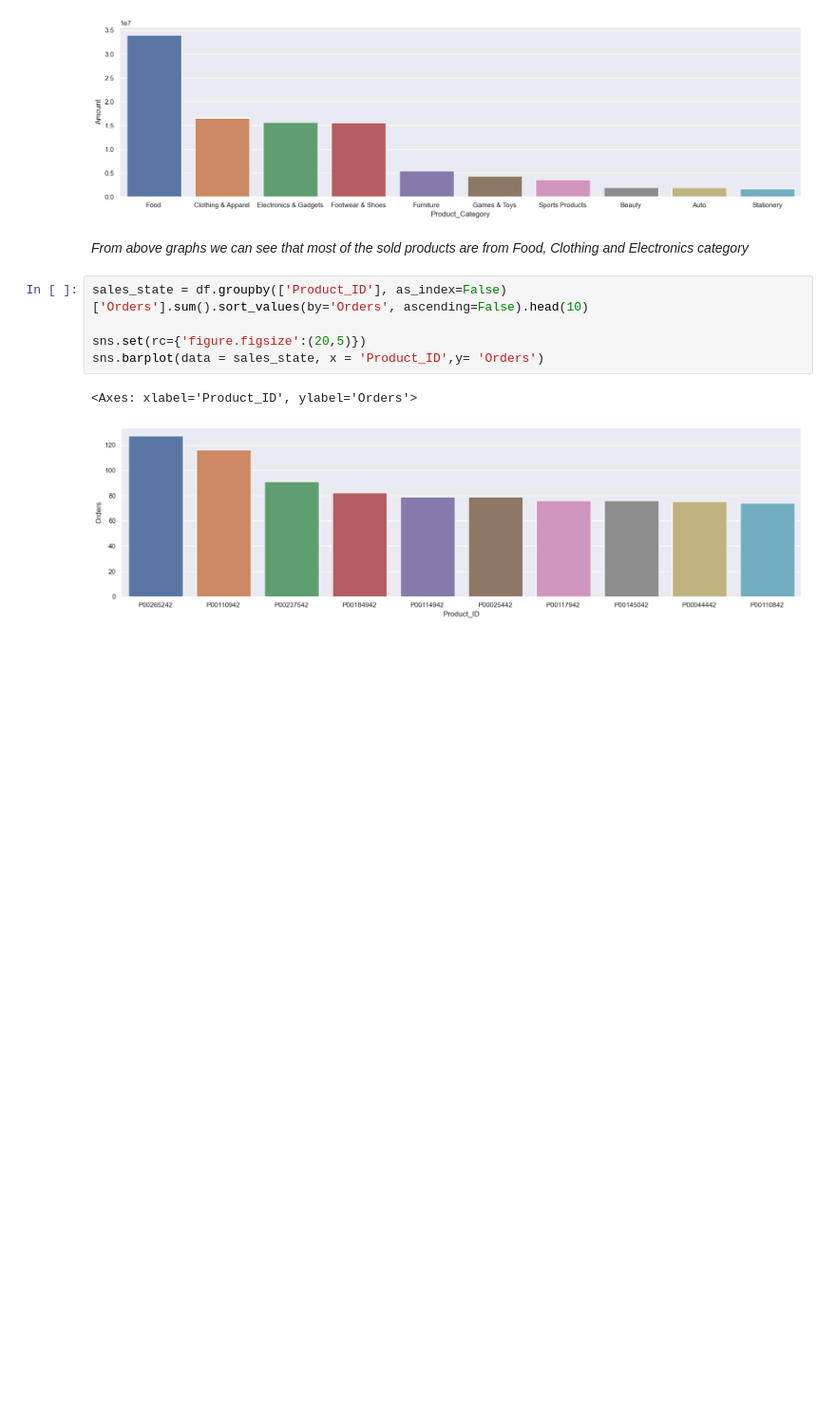
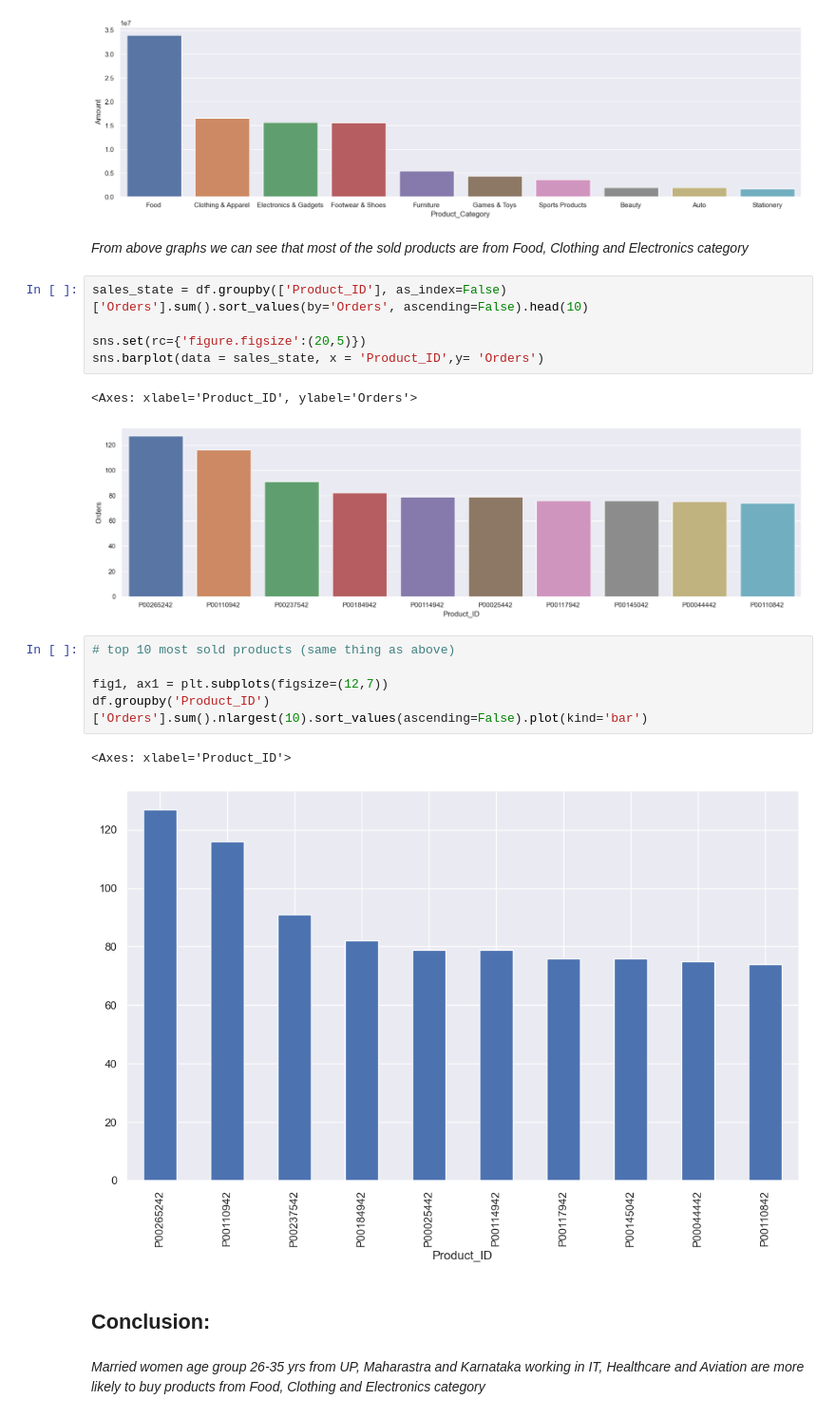
Before and after one commit to Anurag-Kumar-Dubey/Exploratory-Analysis-of-Diwali-Sales-Data, a Jupyter notebook: Exploratory-Analysis-of-Diwali-Sales-Data.ipynb, the cells around one changed output. Shown: that part at 95% size. Cells and saved outputs as stored; diff of their text form; blank space fills up the shorter version.

```diff
--- a/Exploratory-Analysis-of-Diwali-Sales-Data.ipynb
+++ b/Exploratory-Analysis-of-Diwali-Sales-Data.ipynb
@@ -280,3 +280,15 @@ sns.barplot(data = sales_state, x = 'Product_ID',y= 'Orders')
 # %% [output]
 <Axes: xlabel='Product_ID', ylabel='Orders'>
 [figure]
+# %%
+# top 10 most sold products (same thing as above)
+
+fig1, ax1 = plt.subplots(figsize=(12,7))
+df.groupby('Product_ID')['Orders'].sum().nlargest(10).sort_values(ascending=False).plot(kind='bar')
+# %% [output]
+<Axes: xlabel='Product_ID'>
+[figure, added]
+# %% [markdown]
+## Conclusion:
+# %% [markdown]
+*Married women age group 26-35 yrs from UP,  Maharastra and Karnataka working in IT, Healthcare and Aviation are more likely to buy products from Food, Clothing and Electronics category*
```
